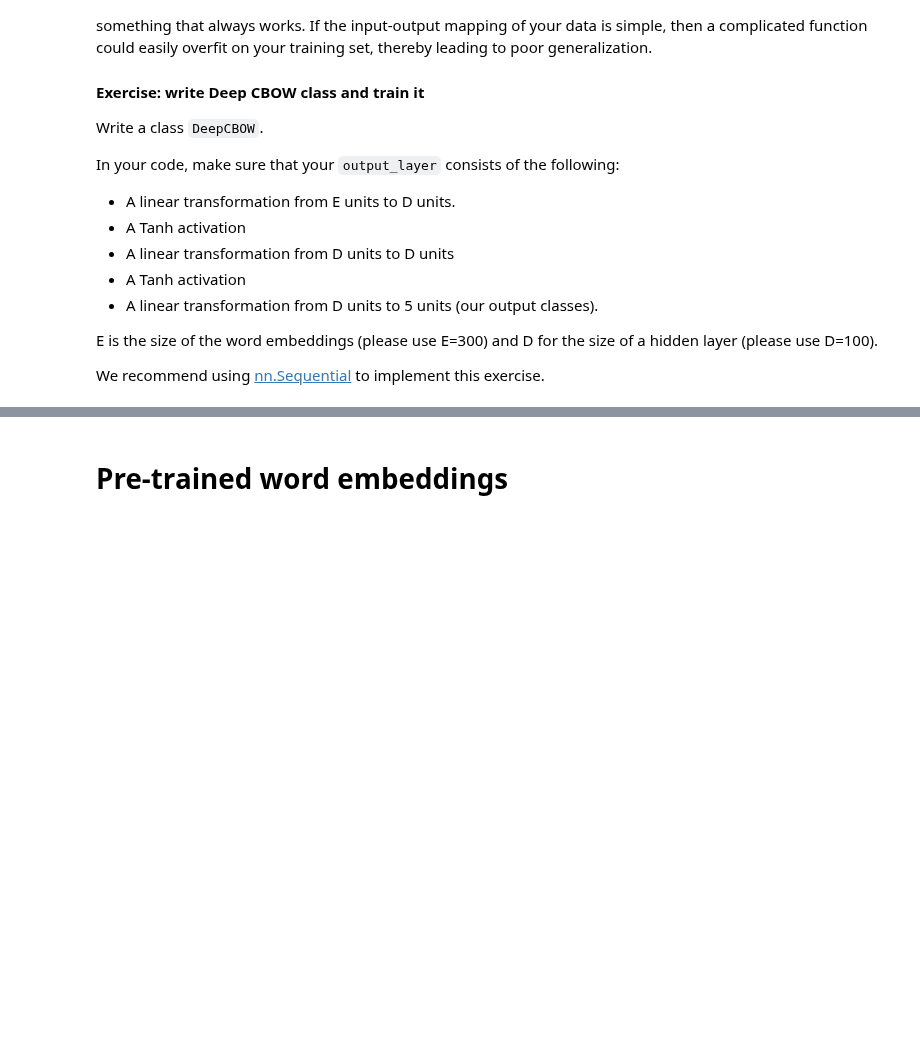
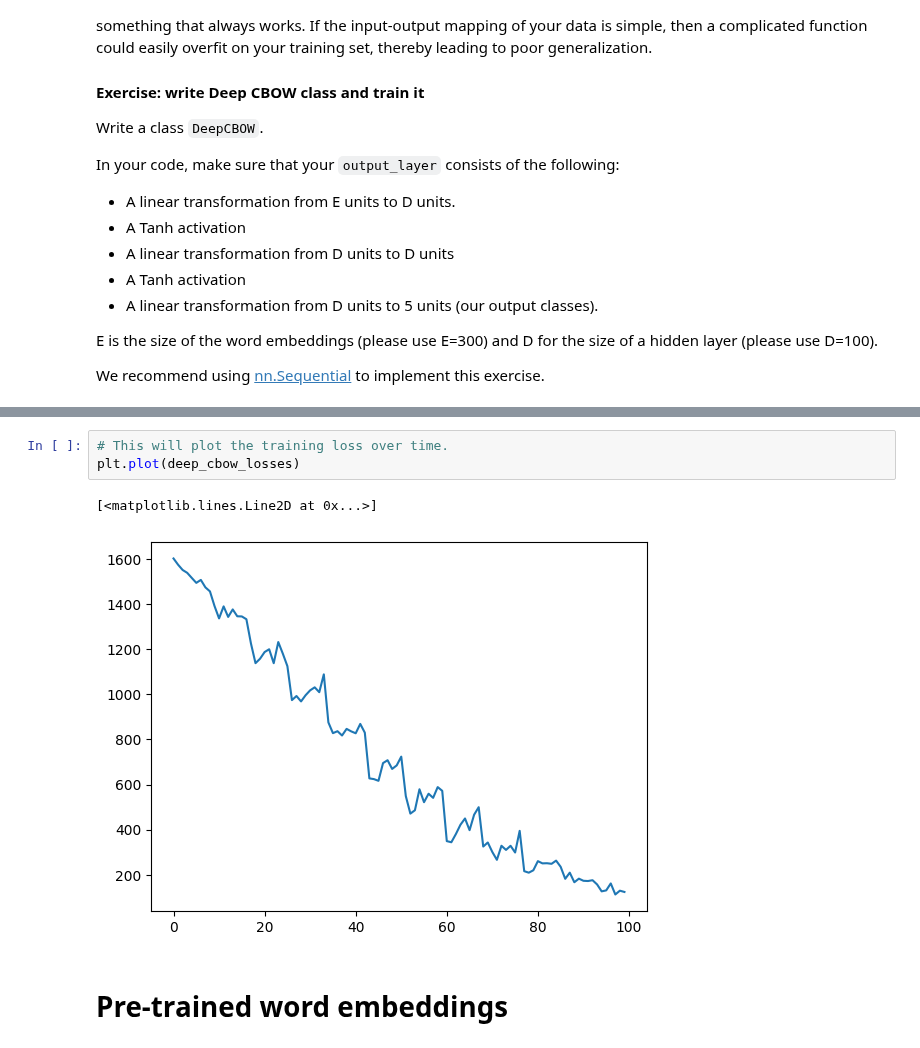
Before and after one commit to meherc99/nlp1-practicals, a Jupyter notebook: NLP1_2024_Practical_2.ipynb, the cells around one changed output, grey strips where cells are left out. Drawn from its saved outputs; the diff is of its cells as text; blank space fills up the shorter version.

```diff
--- a/NLP1_2024_Practical_2.ipynb
+++ b/NLP1_2024_Practical_2.ipynb
@@ -814,3 +874,9 @@ We recommend using [nn.Sequential](https://pytorch.org/docs/stable/nn.html?highl
+# %%
+# This will plot the training loss over time.
+plt.plot(deep_cbow_losses)
+# %% [output]
+[<matplotlib.lines.Line2D at 0x...>]
+[figure, added]
 # %% [markdown]
 # Pre-trained word embeddings
 # %% [markdown]
```
Also changed, not shown: parts of 30 cells of this notebook.
